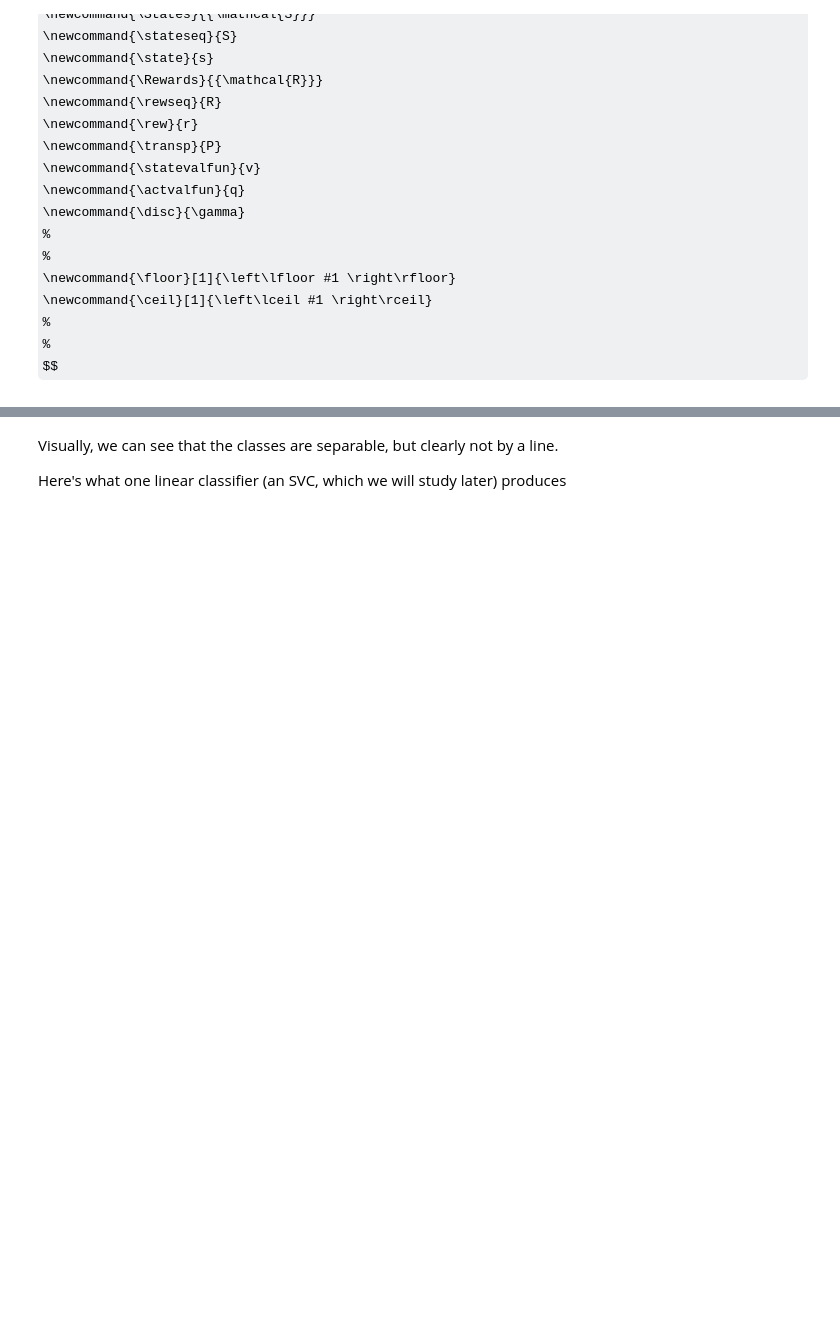
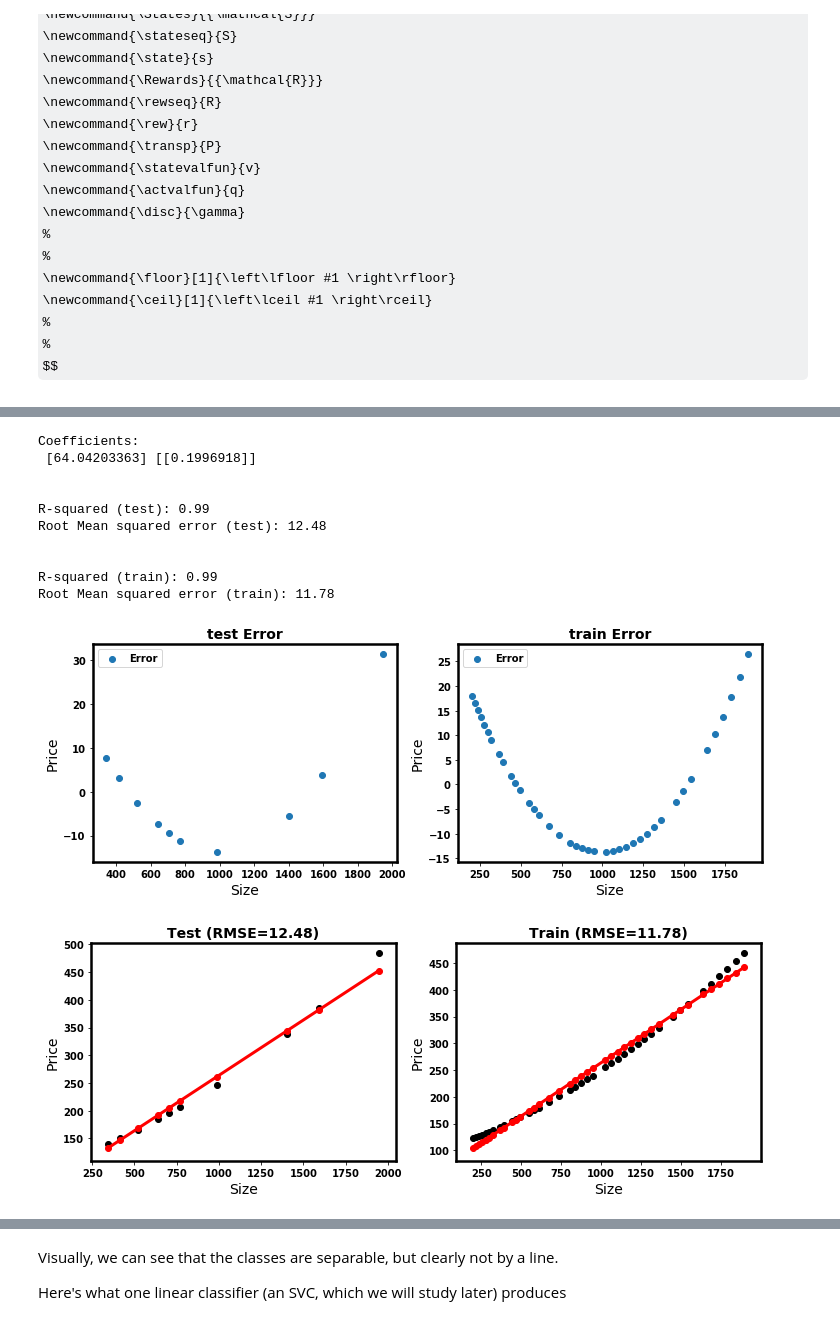
Before and after one commit to kenperry-public/ML_Fall_2023, a Jupyter notebook: Transformations_Missing_Features.ipynb, the cells around one changed output, grey strips where cells are left out. Cells and saved outputs as stored; diff of their text form; code cells hidden in the pictures; some formulas as TeX source; blank space fills up the shorter version.

```diff
--- a/Transformations_Missing_Features.ipynb
+++ b/Transformations_Missing_Features.ipynb
@@ -231,0 +192,22 @@ Consider the follow examples
+# %%
+v1, a1 = 1, .005
+lin = recipe_helper.Recipe_Helper(v = v1, a = a1)
+
+X_lin, y_lin = lin.gen_data(num=50)
+
+(xlabel, ylabel) = ("Size", "Price")
+fig, axs = lin.regress_with_error(X_lin, y_lin, xlabel=xlabel, ylabel=ylabel, visible=False)
+fig
+# %% [output]
+Coefficients:
+ [64.04203363] [[0.1996918]]
+
+
+R-squared (test): 0.99
+Root Mean squared error (test): 12.48
+
+
+R-squared (train): 0.99
+Root Mean squared error (train): 11.78
+[figure, added]
+[figure, added]
```
Also changed, not shown: parts of 48 cells of this notebook, 34 other files.
